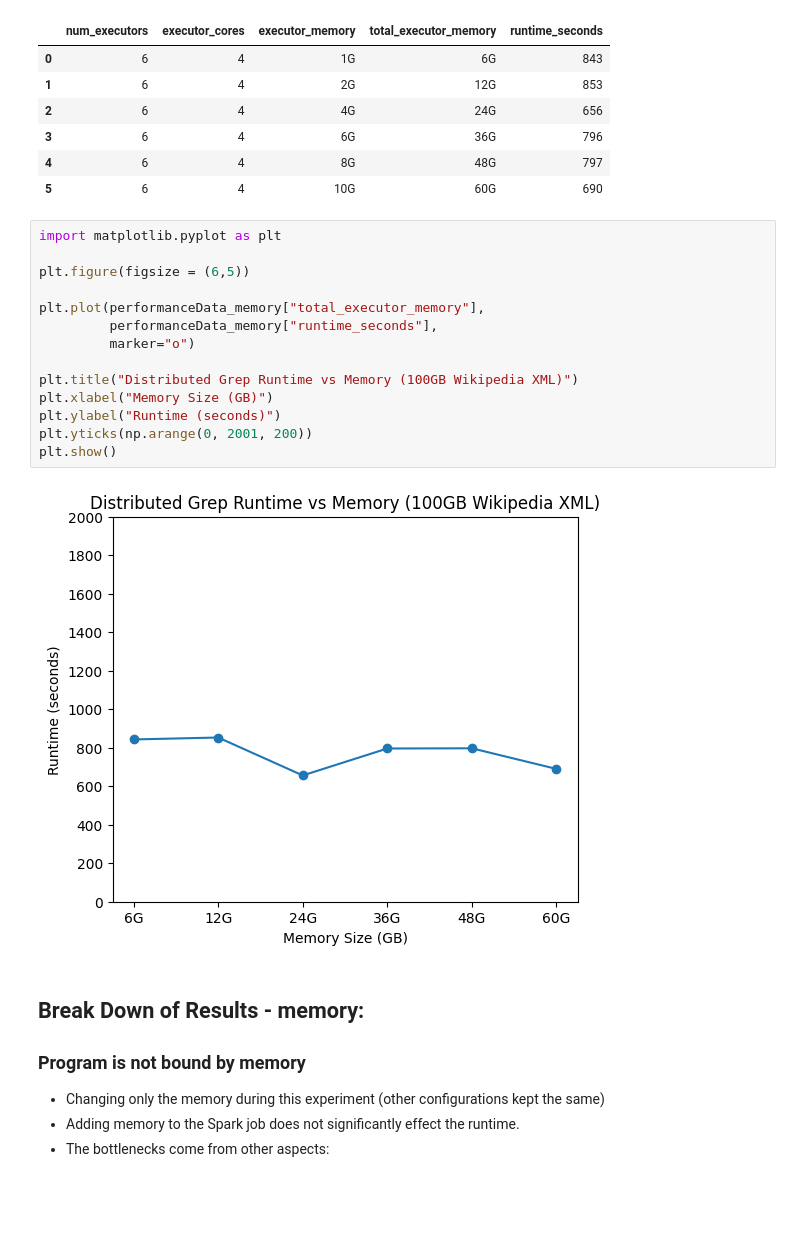
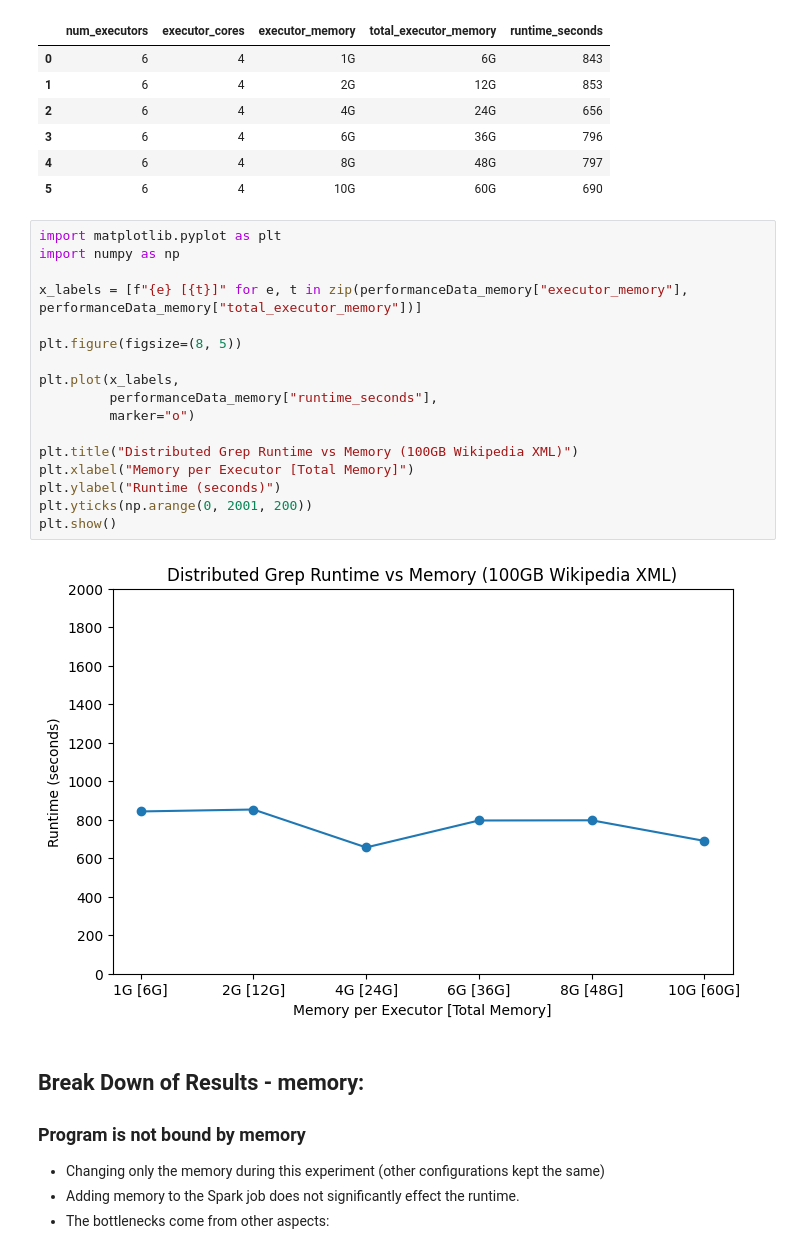
Before and after one commit to Arbzzz04/spark-massive-scale-analytics, a Jupyter notebook: product/Performance_testing/distributedgrep_performance.ipynb, the cells around one changed output. Drawn from its saved outputs; the diff is of its cells as text; blank space fills up the shorter version.

Commit message:
#5: Updating distributed grep performance notebook based on interim feedback

```diff
--- a/product/Performance_testing/distributedgrep_performance.ipynb
+++ b/product/Performance_testing/distributedgrep_performance.ipynb
@@ -104,20 +104,23 @@ performanceData_memory
 | 5 | 6 | 4 | 10G | 60G | 690 |
 # %%
 import matplotlib.pyplot as plt
+import numpy as np
 
-plt.figure(figsize = (6,5))
+x_labels = [f"{e} [{t}]" for e, t in zip(performanceData_memory["executor_memory"], performanceData_memory["total_executor_memory"])]
 
-plt.plot(performanceData_memory["total_executor_memory"],
+plt.figure(figsize=(8, 5))
+
+plt.plot(x_labels,
          performanceData_memory["runtime_seconds"],
          marker="o")
 
 plt.title("Distributed Grep Runtime vs Memory (100GB Wikipedia XML)")
-plt.xlabel("Memory Size (GB)")
+plt.xlabel("Memory per Executor [Total Memory]")
 plt.ylabel("Runtime (seconds)")
 plt.yticks(np.arange(0, 2001, 200))
 plt.show()
 # %% [output]
-[figure, old version]
+[figure, new version]
 # %% [markdown]
 ## Break Down of Results - memory:
 
```
